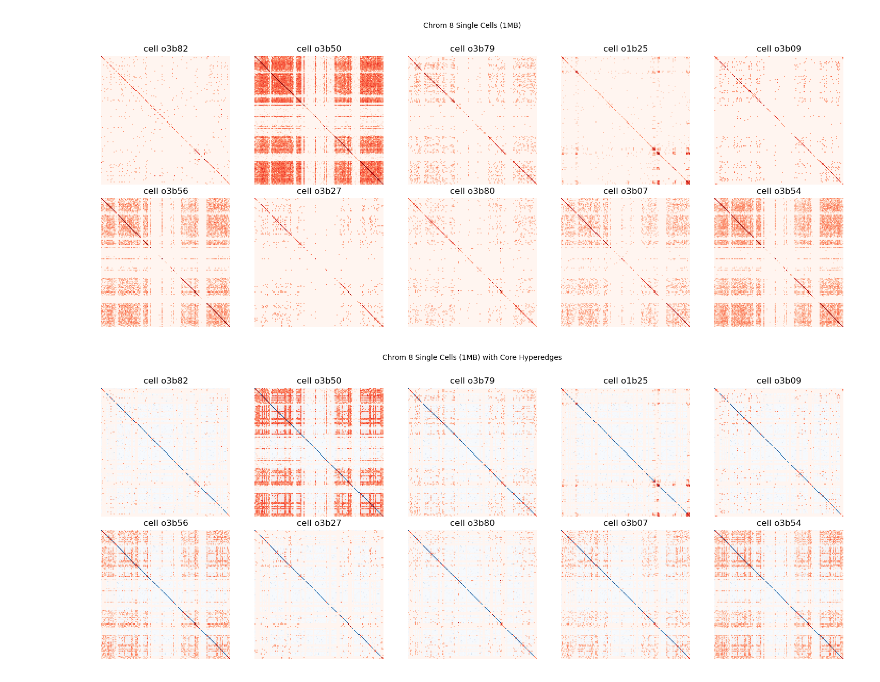
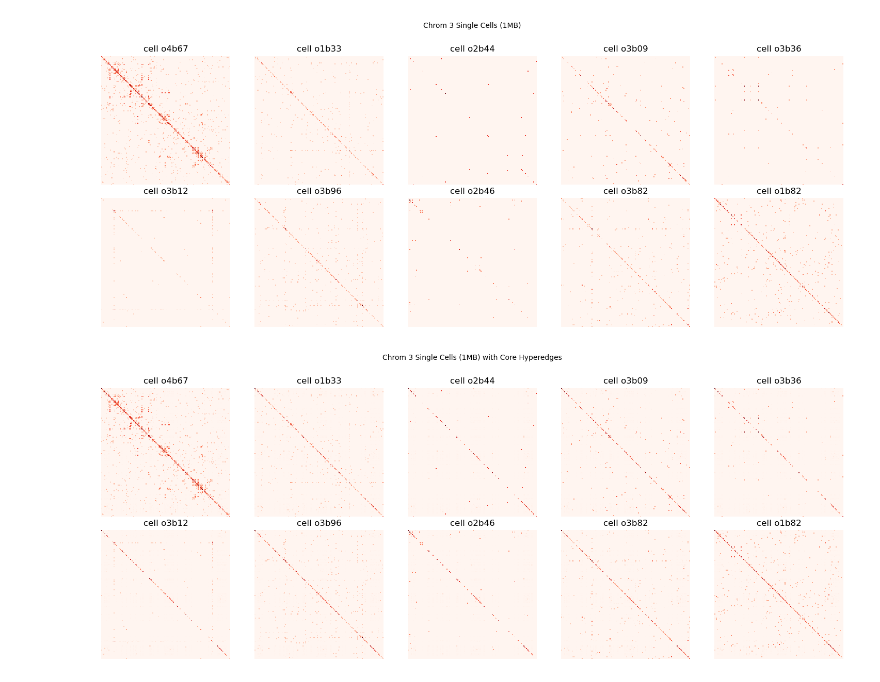
Before and after one commit to sgolts/sc_pore_c, a Jupyter notebook: notebooks/core/augment_single_chr.ipynb, the cells around one changed output. Drawn from its saved outputs; the diff is of its cells as text; code cells hidden in the pictures.

```diff
--- a/notebooks/core/augment_single_chr.ipynb
+++ b/notebooks/core/augment_single_chr.ipynb
@@ -139,20 +139,20 @@ def get_clique_matrix(cell_id):
 # %%
 n_cols, n_rows = 5, 2
 fig, axes = plt.subplots(n_rows, n_cols, figsize=(n_cols*3, n_rows*3))
 axes = axes.flatten()
 
 for ax, cell_id in zip(axes, cell_ids):
     sns.heatmap(get_clique_matrix(cell_id), cmap=CMAP, square=True, cbar=False, ax=ax, rasterized=True)
     ax.set(xticks=[], yticks=[], title=f"cell {cell_id}", xlabel="", ylabel="")
 
 for ax in axes[N_CELLS:]:
     ax.set_visible(False)
 
-fig.suptitle(f"Chrom 8 Single Cells (1MB)", y=1.01, fontsize=10)
+fig.suptitle(f"Chrom 3 Single Cells (1MB)", y=1.01, fontsize=10)
 plt.tight_layout()
 plt.show()
 # %% [output]
-[figure, old version]
+[figure, new version]
 # %%
 # ── Find which CN rows correspond to chr7 core positions ─────────────────────
 # CN rows in H_core are in the same order as CN dataframe
@@ -180,13 +180,13 @@ for ax, cell_id in zip(axes, cell_ids):
     sns.heatmap(A, cmap=CMAP, square=True, cbar=False, ax=ax, rasterized=True)
     ax.set(xticks=[], yticks=[], title=f"cell {cell_id}", xlabel="", ylabel="")
 
-    ax.pcolormesh(core_overlay, cmap="Blues", vmin=0, alpha=0.9, zorder=3, rasterized=True)
+    ax.pcolormesh(core_overlay, cmap="Reds", vmin=0, alpha=0.9, zorder=3, rasterized=True)
 
 for ax in axes[N_CELLS:]:
     ax.set_visible(False)
 
-fig.suptitle(f"Chrom 8 Single Cells (1MB) with Core Hyperedges", y=1.01, fontsize=10)
+fig.suptitle(f"Chrom 3 Single Cells (1MB) with Core Hyperedges", y=1.01, fontsize=10)
 plt.tight_layout()
 plt.show()
 # %% [output]
-[figure, old version]
+[figure, new version]
```
Also changed, not shown: parts of 4 cells of this notebook, 7 other files.
